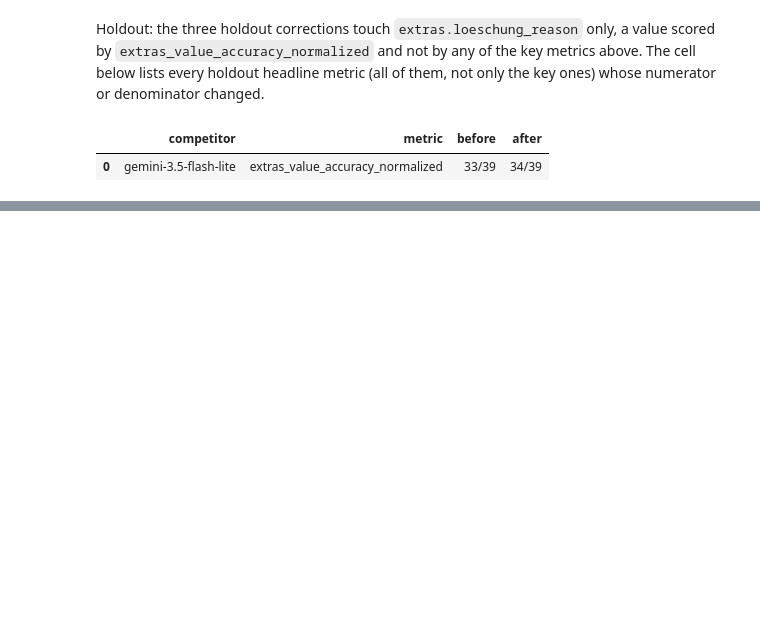
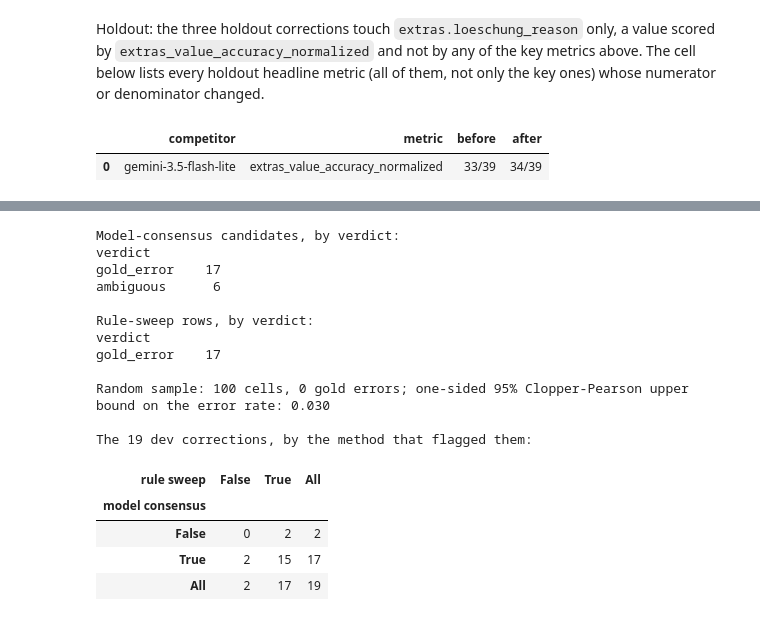
Before and after one commit to pabloskys-create/shab-extraction-bench, a Jupyter notebook: notebooks/analysis.ipynb, the cells around one changed output, grey strips where cells are left out. Cells and saved outputs as stored; diff of their text form; code cells hidden in the pictures; blank space fills up the shorter version.

```diff
--- a/notebooks/analysis.ipynb
+++ b/notebooks/analysis.ipynb
@@ -1284,3 +1343,64 @@ pd.DataFrame(rows, columns=["competitor", "metric", "before", "after"])
+# %%
+# Gold audit of the dev split: the three CSVs with the annotator's verdicts.
+AUDIT_DIR = RESULTS / "gold_audit" / "dev"
+AUDIT = {name: pd.read_csv(AUDIT_DIR / f"{name}.csv", dtype=str, keep_default_na=False, encoding="utf-8")
+         for name in ("candidates", "rule_sweep", "random_sample")}
+for name, df in AUDIT.items():
+    assert (df["verdict"] != "").all(), f"{name}: rows without a verdict"
+
+print("Model-consensus candidates, by verdict:")
+print(AUDIT["candidates"]["verdict"].value_counts().to_string(), "\n")
+print("Rule-sweep rows, by verdict:")
+print(AUDIT["rule_sweep"]["verdict"].value_counts().to_string(), "\n")
+
+sample = AUDIT["random_sample"]
+k, n = int((sample["verdict"] == "gold_error").sum()), len(sample)
+# alpha = 0.10 two-sided gives the one-sided 95% upper bound.
+_, upper = proportion_confint(k, n, alpha=0.10, method="beta")
+print(f"Random sample: {n} cells, {k} gold errors; "
+      f"one-sided 95% Clopper-Pearson upper bound on the error rate: {upper:.3f}\n")
+
+
+# Which method flagged each applied dev correction, matched by doc_id and
+# the path used in the corrections file.
+def _candidate_path(r):
+    if r["field"] == "extras":
+        return f"extras.{r['item']}"
+    if r["attribute"]:
+        return f"{r['field']}[name={r['item']}].{r['attribute']}"
+    return r["field"]
+
+
+flagged = {
+    "model consensus": {(r["doc_id"], _candidate_path(r))
+                        for _, r in AUDIT["candidates"].iterrows() if r["verdict"] == "gold_error"},
+    "rule sweep": {(r["doc_id"], re.sub(r"\[(?!name=)", "[name=", r["field"]))
+                   for _, r in AUDIT["rule_sweep"].iterrows() if r["verdict"] == "gold_error"},
+}
+dev_corr = corr[corr["split"] == "dev"]
+found = pd.DataFrame({method: [(d, p) in cells for d, p in zip(dev_corr["doc_id"], dev_corr["path"])]
+                      for method, cells in flagged.items()})
+assert (found.any(axis=1)).all(), "a correction flagged by neither method"
+print(f"The {len(dev_corr)} dev corrections, by the method that flagged them:")
+pd.crosstab(found["model consensus"], found["rule sweep"], margins=True)
+# %% [output]
+Model-consensus candidates, by verdict:
+verdict
+gold_error    17
+ambiguous      6
+
+Rule-sweep rows, by verdict:
+verdict
+gold_error    17
+
+Random sample: 100 cells, 0 gold errors; one-sided 95% Clopper-Pearson upper bound on the error rate: 0.030
+
+The 19 dev corrections, by the method that flagged them:
+| rule sweep | False | True | All |
+| model consensus |  |  |  |
+| False | 0 | 2 | 2 |
+| True | 2 | 15 | 17 |
+| All | 2 | 17 | 19 |
 # %% [markdown]
 ## 10. Conclusions
 
```
Also changed, not shown: parts of 4 cells of this notebook, 1 other file.
